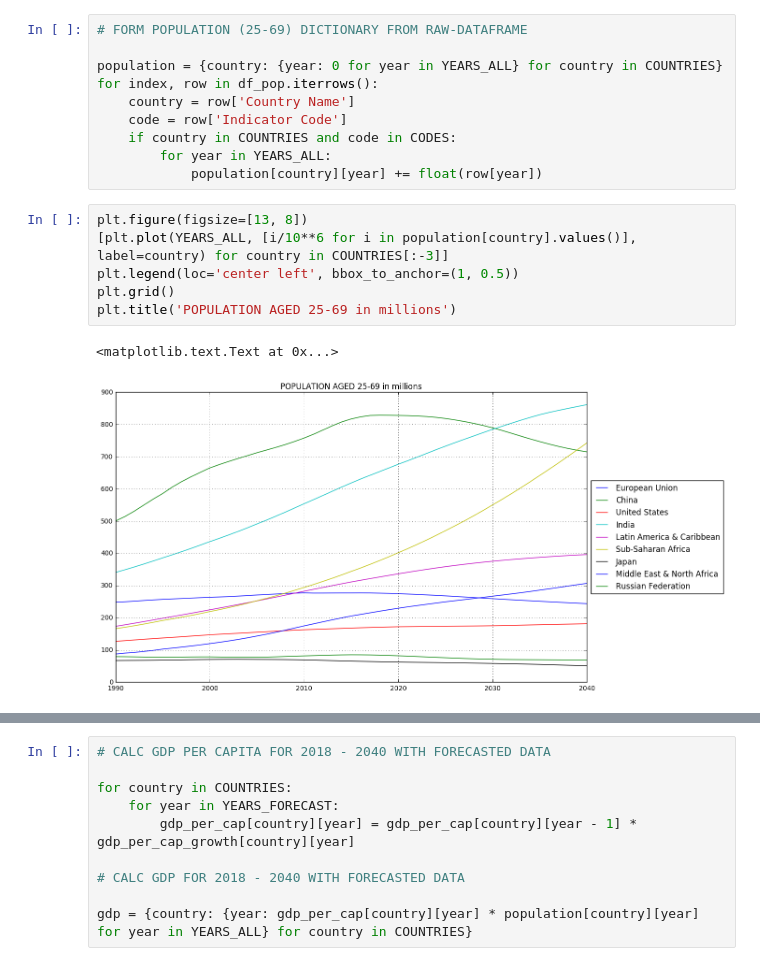
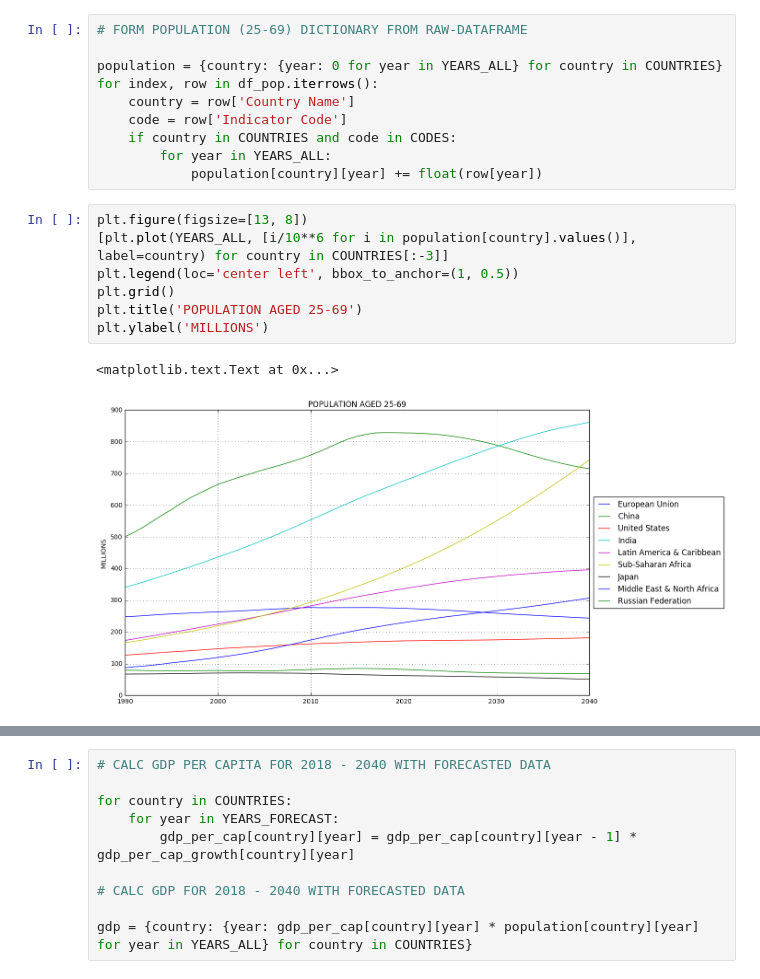
Before and after one commit to plaksivayatryapka/gdp_future, a Jupyter notebook: future.ipynb, the cells around one changed output, grey strips where cells are left out. Drawn from its saved outputs; the diff is of its cells as text.

```diff
--- a/future.ipynb
+++ b/future.ipynb
@@ -73,12 +83,13 @@ for index, row in df_pop.iterrows():
 # %%
 plt.figure(figsize=[13, 8])
 [plt.plot(YEARS_ALL, [i/10**6 for i in population[country].values()], label=country) for country in COUNTRIES[:-3]]
 plt.legend(loc='center left', bbox_to_anchor=(1, 0.5))
 plt.grid()
-plt.title('POPULATION AGED 25-69 in millions')
+plt.title('POPULATION AGED 25-69')
+plt.ylabel('MILLIONS')
 # %% [output]
 <matplotlib.text.Text at 0x...>
-[figure, old version]
+[figure, new version]
 # %%
 # FORM GDP DICTIONARY FROM RAW-DATAFRAME
 gdp = {row['Country Name']: {year: row[year] for year in YEARS_HISTORY} for index, row in df_gdp.iterrows() if row['Country Name'] in COUNTRIES}
```
Also changed, not shown: parts of 8 cells of this notebook.
